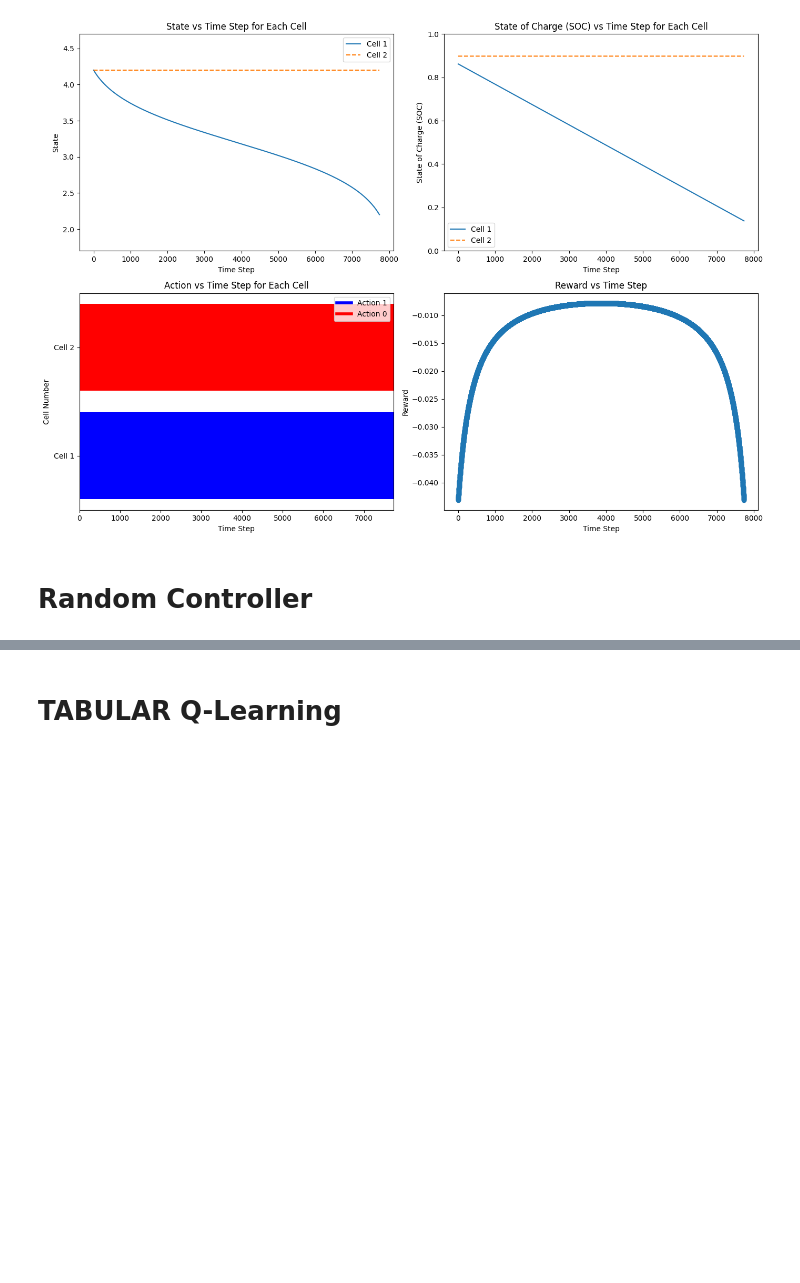
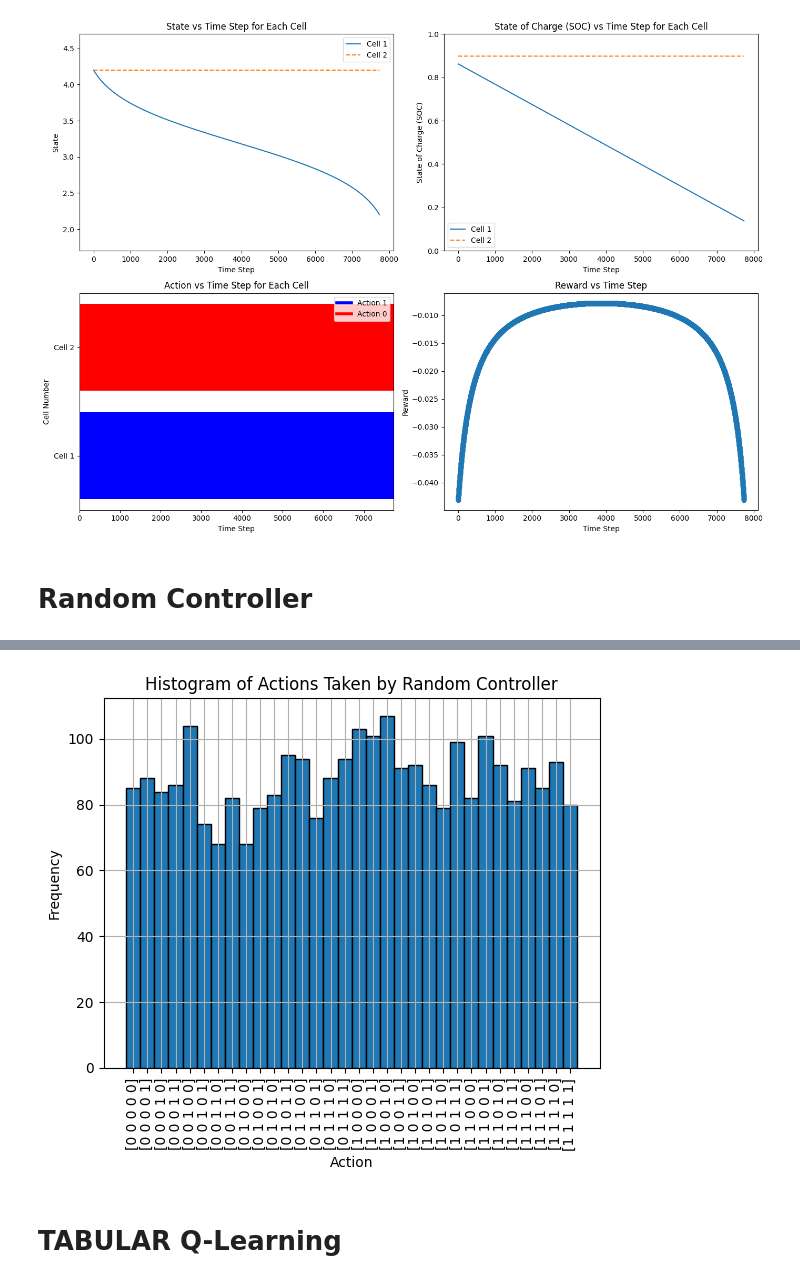
Before and after one commit to LeoBenac/BMS_project, a Jupyter notebook: bms_project.ipynb, the cells around one changed output, grey strips where cells are left out. Cells and saved outputs as stored; diff of their text form; code cells hidden in the pictures; blank space fills up the shorter version.

```diff
--- a/bms_project.ipynb
+++ b/bms_project.ipynb
@@ -204,5 +182,23 @@ plot_bms_evolution(bms, states_5, states_soc_5, actions_5, rewards_5, dones_5)
 # %%
-plt.hist(actions_int_5)
+# Generate x-ticks
+x_ticks = np.arange(2**bms.num_cells)
+
+# Generate corresponding action arrays
+x_tick_labels = [bms.int_action_to_switch_action(action) for action in x_ticks]
+
+# Plot the histogram
+plt.hist(actions_int_5, bins=np.arange(2**bms.num_cells + 1) - 0.5, edgecolor='black')
+plt.xlabel('Action')
+plt.ylabel('Frequency')
+plt.title('Histogram of Actions Taken by Random Controller')
+
+# Set x-ticks and their labels
+plt.xticks(x_ticks, x_tick_labels, rotation=90)  # Rotate labels for better readability
+
+plt.grid(True)
+plt.show();
+# %% [output]
+[figure, added]
 # %% [markdown]
 # TABULAR Q-Learning
 # %%
```
Also changed, not shown: parts of 11 cells of this notebook, 1 other file.
